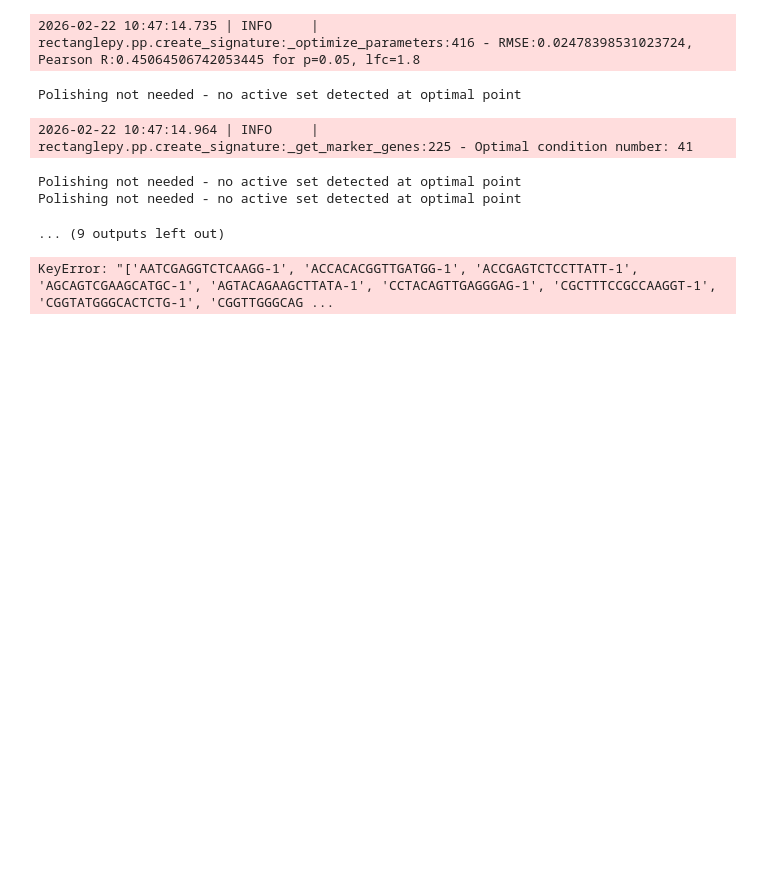
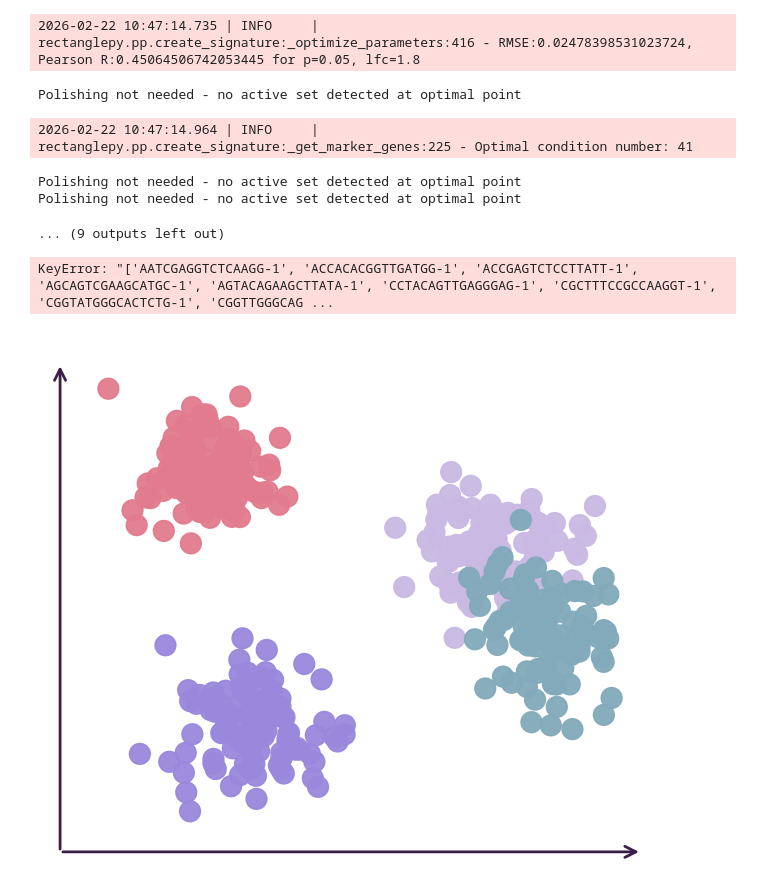
Before and after one commit to ComputationalBiomedicineGroup/rectangle_paper, a Jupyter notebook: notebooks/figure_5.ipynb, the cells around one changed output. Drawn from its saved outputs; the diff is of its cells as text; code cells hidden in the pictures; blank space fills up the shorter version.

```diff
--- a/notebooks/figure_5.ipynb
+++ b/notebooks/figure_5.ipynb
@@ -233,3 +233,74 @@ estimations = estimations.drop(index=disconnected_spots)
 KeyError: "['AATCGAGGTCTCAAGG-1', 'ACCACACGGTTGATGG-1', 'ACCGAGTCTCCTTATT-1', 'AGCAGTCGAAGCATGC-1', 'AGTACAGAAGCTTATA-1', 'CCTACAGTTGAGGGAG-1', 'CGCTTTCCGCCAAGGT-1', 'CGGTATGGGCACTCTG-1', 'CGGTTGGGCAG ...
 # %%
 estimations.to_csv('../data/fig5/rectangle_ST8059048_estimations.csv')
+# %%
+import numpy as np
+import pandas as pd
+import seaborn as sns
+import matplotlib.pyplot as plt
+
+rng = np.random.default_rng(42)
+n_per_cluster = 100
+
+# Two well-separated clusters (left side)
+c1 = rng.multivariate_normal(mean=[-4.0, 2.6], cov=[[0.55, 0.03], [0.03, 0.45]], size=n_per_cluster)
+c2 = rng.multivariate_normal(mean=[-3.0, -1.9], cov=[[0.60, -0.02], [-0.02, 0.42]], size=n_per_cluster)
+
+# Two close clusters (right side): #9988DC and #C9B9E3
+c3 = rng.multivariate_normal(mean=[1.7, 1.2], cov=[[0.52, 0.08], [0.08, 0.42]], size=n_per_cluster)
+c4 = rng.multivariate_normal(mean=[2.8, -0.2], cov=[[0.52, -0.05], [-0.05, 0.42]], size=n_per_cluster)
+
+coords = np.vstack([c1, c2, c3, c4])
+labels = (
+    ["#E17B8D"] * n_per_cluster
+    + ["#82AABB"] * n_per_cluster
+    + ["#C9B9E3"] * n_per_cluster
+    + ["#9988DC"] * n_per_cluster
+)
+
+df = pd.DataFrame(coords, columns=["UMAP1", "UMAP2"])
+df["cluster"] = labels
+
+sns.set_theme(style="white")
+fig, ax = plt.subplots(figsize=(6.6, 5.6))
+
+sns.scatterplot(
+    data=df,
+    x="UMAP1",
+    y="UMAP2",
+    hue="cluster",
+    palette=["#E17B8D", "#9988DC", "#C9B9E3", "#82AABB"],
+    s=95,
+    edgecolor=None,
+    alpha=0.95,
+    legend=False,
+    ax=ax,
+)
+
+ax.set_xlabel("")
+ax.set_ylabel("")
+ax.set_xticks([])
+ax.set_yticks([])
+for spine in ax.spines.values():
+    spine.set_visible(False)
+
+# Minimal axis arrows to mimic symbolic UMAP style
+x_min, x_max = df["UMAP1"].min(), df["UMAP1"].max()
+y_min, y_max = df["UMAP2"].min(), df["UMAP2"].max()
+pad_x = (x_max - x_min) * 0.12
+pad_y = (y_max - y_min) * 0.12
+ax.set_xlim(x_min - pad_x, x_max + pad_x)
+ax.set_ylim(y_min - pad_y, y_max + pad_y)
+
+arrow_color = "#3B1E47"
+origin_x = x_min - 0.8 * pad_x
+origin_y = y_min - 0.8 * pad_y
+ax.annotate("", xy=(x_max + 0.5 * pad_x, origin_y), xytext=(origin_x, origin_y),
+            arrowprops=dict(arrowstyle="->", lw=2, color=arrow_color, mutation_scale=20))
+ax.annotate("", xy=(origin_x, y_max + 0.5 * pad_y), xytext=(origin_x, origin_y),
+            arrowprops=dict(arrowstyle="->", lw=2, color=arrow_color, mutation_scale=20))
+
+plt.tight_layout()
+plt.show()
+# %% [output]
+[figure, added]
```
